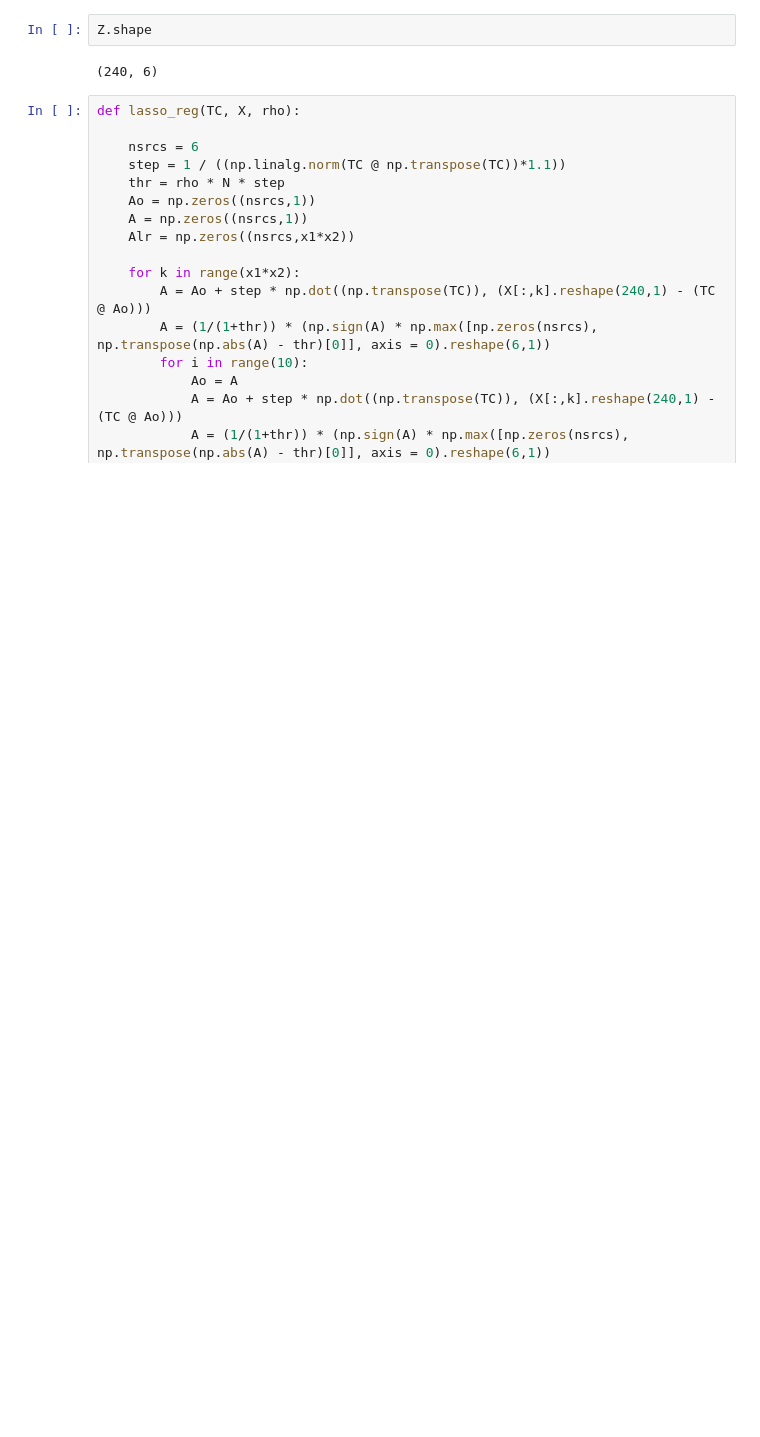
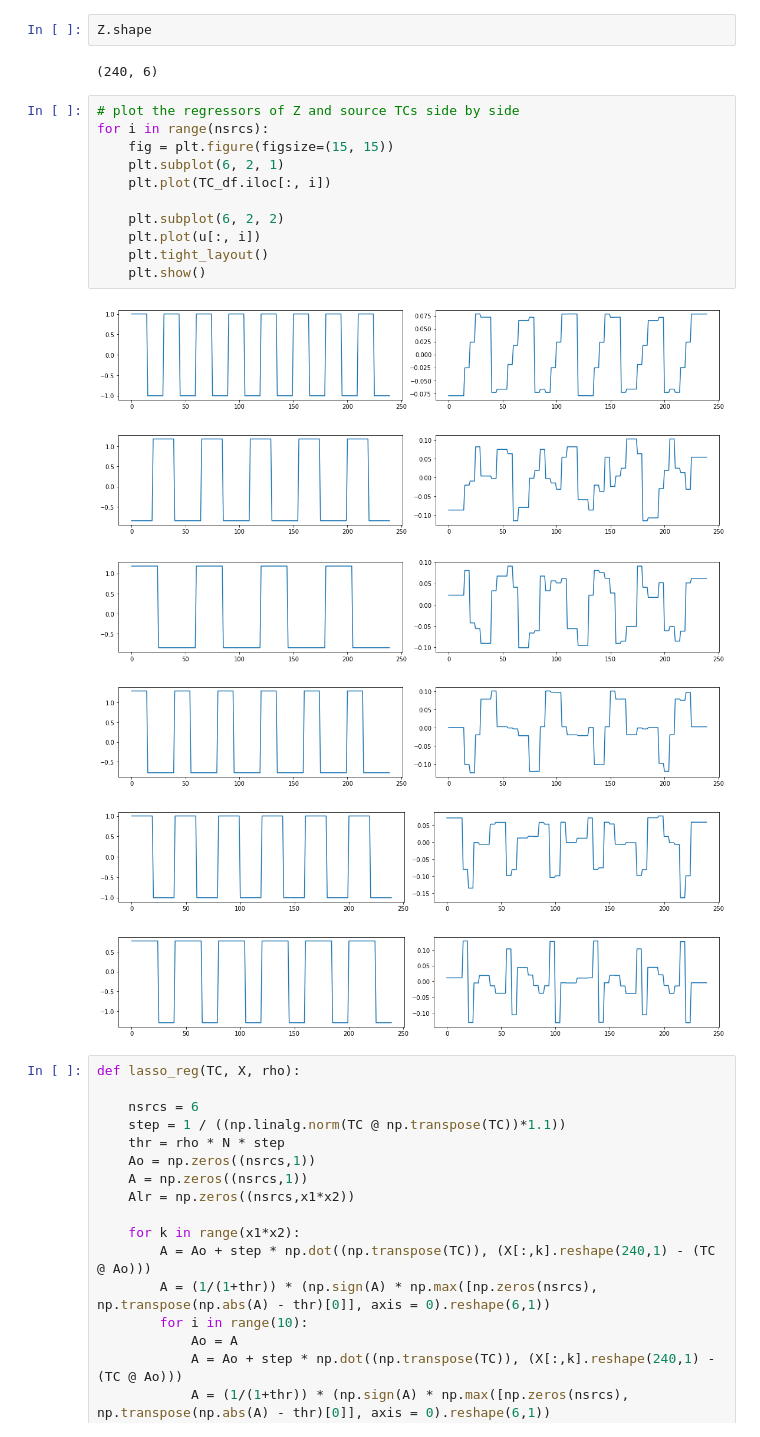
Before and after one commit to wailamw/mast30034_2021_s2_assignment_1-wailamw, a Jupyter notebook: code/Assignment 1.ipynb, the cells around one changed output. Cells and saved outputs as stored; diff of their text form; blank space fills up the shorter version.

```diff
--- a/code/Assignment 1.ipynb
+++ b/code/Assignment 1.ipynb
@@ -562,6 +563,24 @@ Z = u @ TC_df
 Z.shape
 # %% [output]
 (240, 6)
+# %%
+# plot the regressors of Z and source TCs side by side
+for i in range(nsrcs):
+    fig = plt.figure(figsize=(15, 15))
+    plt.subplot(6, 2, 1)
+    plt.plot(TC_df.iloc[:, i])
+
+    plt.subplot(6, 2, 2)
+    plt.plot(u[:, i])
+    plt.tight_layout()
+    plt.show()
+# %% [output]
+[figure, added]
+[figure, added]
+[figure, added]
+[figure, added]
+[figure, added]
+[figure, added]
 # %%
 def lasso_reg(TC, X, rho):
 
```
Also changed, not shown: parts of 17 cells of this notebook, 13 other files.
